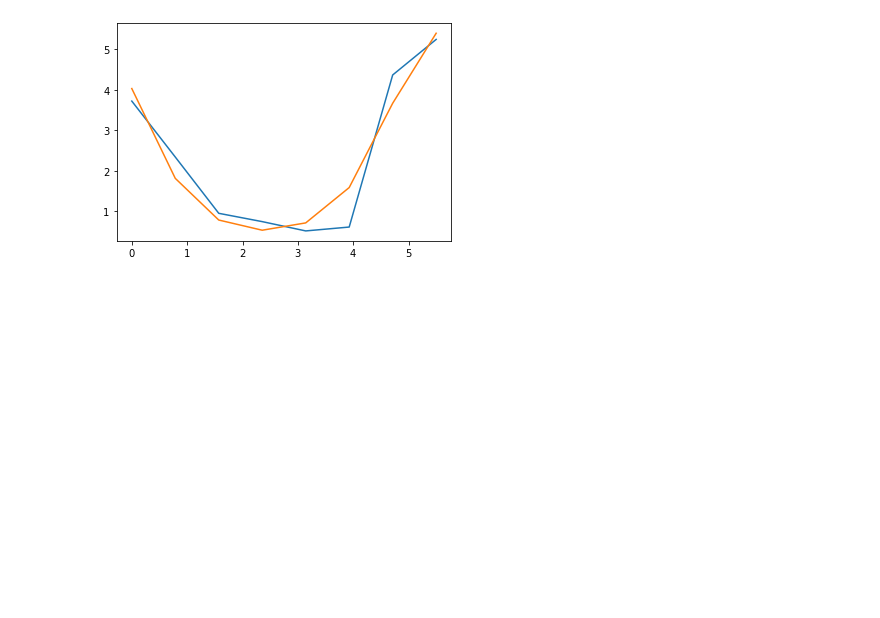
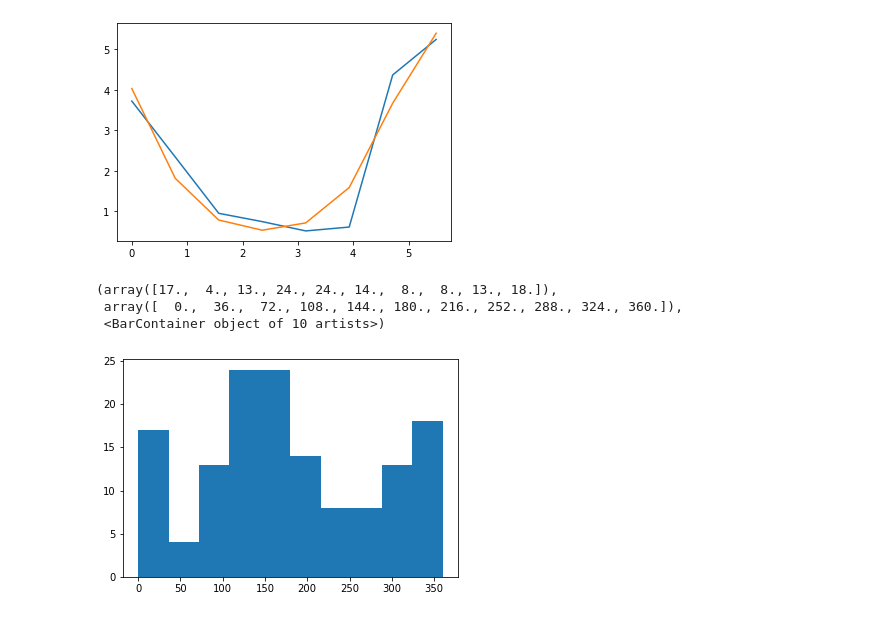
Before and after one commit to CONECT-INT/2022_CENTURI-SummerSchool, a Jupyter notebook: dev/Dataset1_astrid.ipynb, the cells around one changed output. Saved outputs shown, nothing was run; the diff lists cells and outputs as text; code cells hidden in the pictures; blank space fills up the shorter version.

```diff
--- a/dev/Dataset1_astrid.ipynb
+++ b/dev/Dataset1_astrid.ipynb
@@ -64,9 +64,9 @@ def fit_tc(array, init_kappa):
     mod = Model(tuning_function)
     pars = Parameters()
     pars.add_many(('mu', x[np.argmax(array)], True, 0., 2*np.pi),
-                  ('kappa', init_kappa, True,  .1, 60.),
-                  ('fmax', np.max(array), True, 0.01, 2*np.max(array)),
-                 ('bsl', np.min(array), True, 0.0, 1+np.max(array)))
+                  ('kappa', init_kappa, True,  .1, 5.),
+                  ('fmax', np.max(array), True, 0.01, 2*np.max(array)+5),
+                 ('bsl', np.min(array), True, 0.0, np.max(array)+5))
     out = mod.fit(array, pars, x=x, nan_policy='omit', max_nfev=50000)
 
     return out.best_values
@@ -112,3 +112,11 @@ array([[ 4.02778648,  1.81204893,  0.78390956, ...,  1.58526869,
 plot_fitting(0)
 # %% [output]
 [figure]
+# %%
+
+plt.hist(values[:,0]*180/np.pi,)
+# %% [output]
+(array([17.,  4., 13., 24., 24., 14.,  8.,  8., 13., 18.]),
+ array([  0.,  36.,  72., 108., 144., 180., 216., 252., 288., 324., 360.]),
+ <BarContainer object of 10 artists>)
+[figure, added]
```
Also changed, not shown: parts of 6 cells of this notebook.
